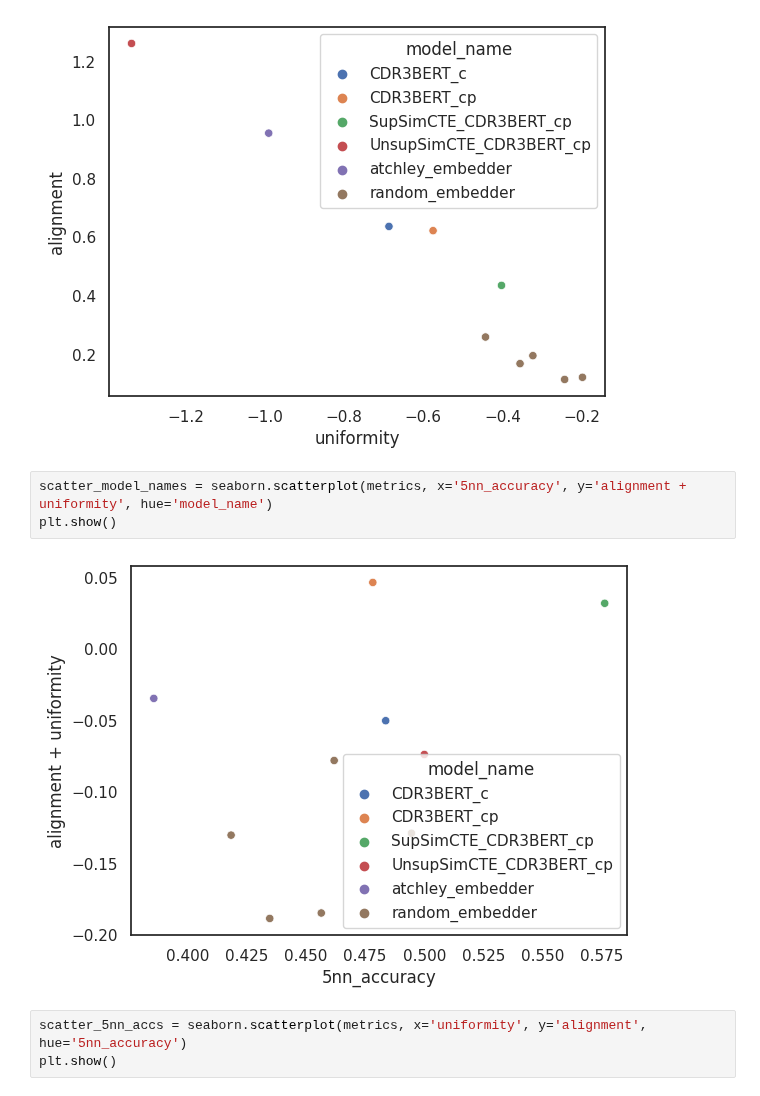
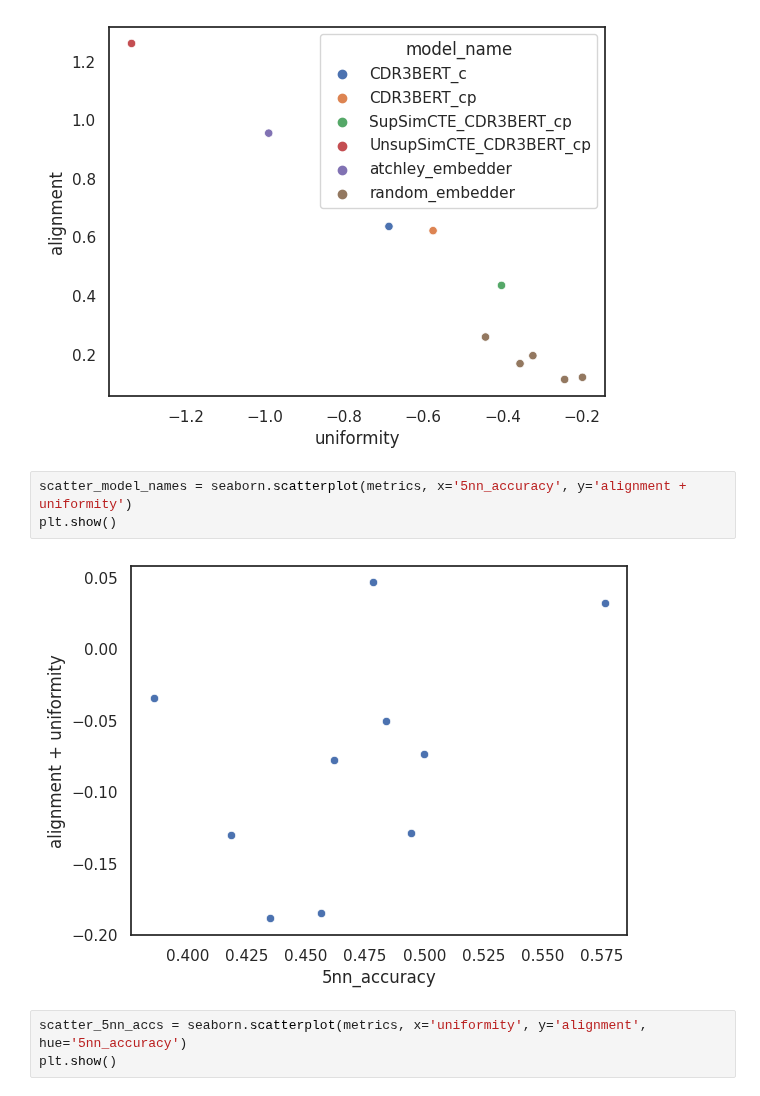
Before and after one commit to yutanagano/tcrlm, a Jupyter notebook: notebooks/alignment_uniformity_plot.ipynb, the cells around one changed output. Saved outputs shown, nothing was run; the diff lists cells and outputs as text.

```diff
--- a/notebooks/alignment_uniformity_plot.ipynb
+++ b/notebooks/alignment_uniformity_plot.ipynb
@@ -61,10 +61,10 @@ plt.show()
 # %% [output]
 [figure]
 # %%
-scatter_model_names = seaborn.scatterplot(metrics, x='5nn_accuracy', y='alignment + uniformity', hue='model_name')
+scatter_model_names = seaborn.scatterplot(metrics, x='5nn_accuracy', y='alignment + uniformity')
 plt.show()
 # %% [output]
-[figure, old version]
+[figure, new version]
 # %%
 scatter_5nn_accs = seaborn.scatterplot(metrics, x='uniformity', y='alignment', hue='5nn_accuracy')
 plt.show()
```
Also changed, not shown: 1 other file.
